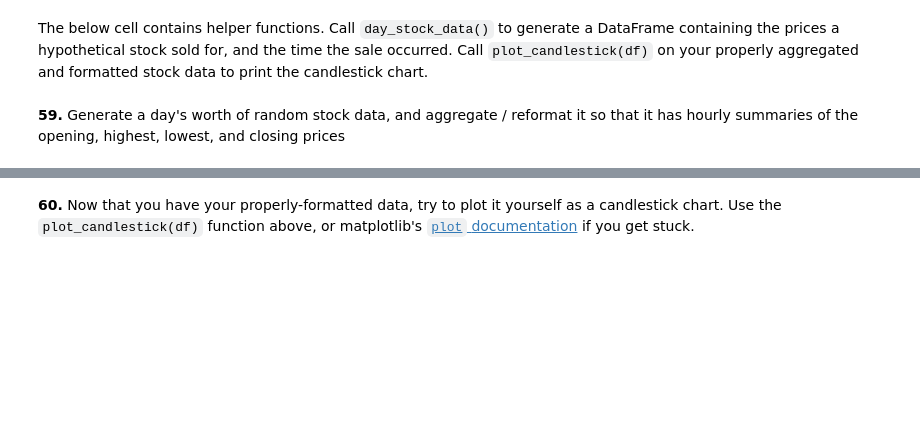
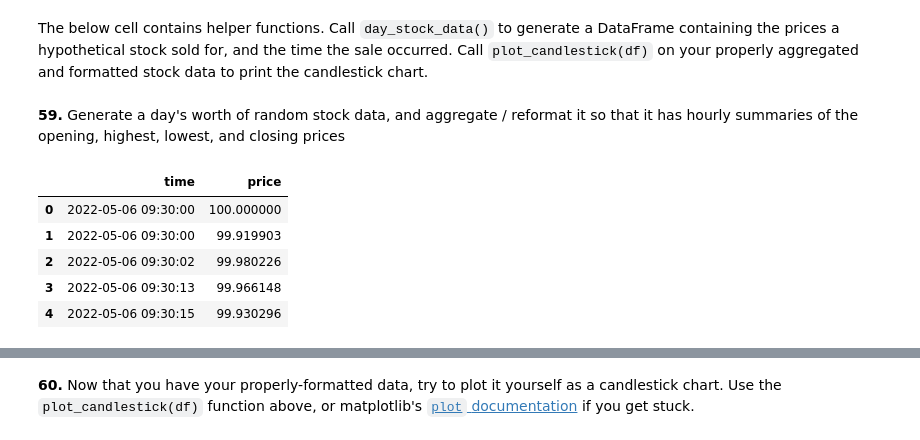
Before and after one commit to GBDO/data-analysis, a Jupyter notebook: Study_on_100_pandas_puzzles.ipynb, the cells around one changed output, grey strips where cells are left out. Saved outputs shown, nothing was run; the diff lists cells and outputs as text; code cells hidden in the pictures; blank space fills up the shorter version.

```diff
--- a/Study_on_100_pandas_puzzles.ipynb
+++ b/Study_on_100_pandas_puzzles.ipynb
@@ -1284,3 +1284,13 @@ def plot_candlestick(agg):
     plt.show()
 # %% [markdown]
 **59.** Generate a day's worth of random stock data, and aggregate / reformat it so that it has hourly summaries of the opening, highest, lowest, and closing prices
+# %%
+df = day_stock_data()
+df.head()
+# %% [output]
+|  | time | price |
+| 0 | 2022-05-06 09:30:00 | 100.000000 |
+| 1 | 2022-05-06 09:30:00 | 99.919903 |
+| 2 | 2022-05-06 09:30:02 | 99.980226 |
+| 3 | 2022-05-06 09:30:13 | 99.966148 |
+| 4 | 2022-05-06 09:30:15 | 99.930296 |
```
Also changed, not shown: parts of 1 cell of this notebook.
